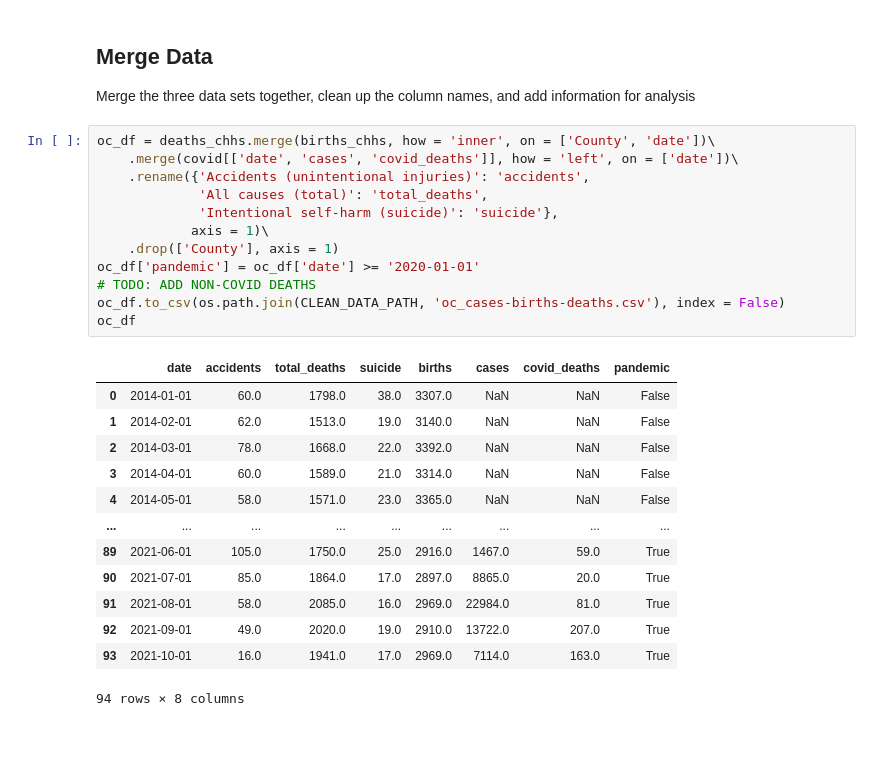
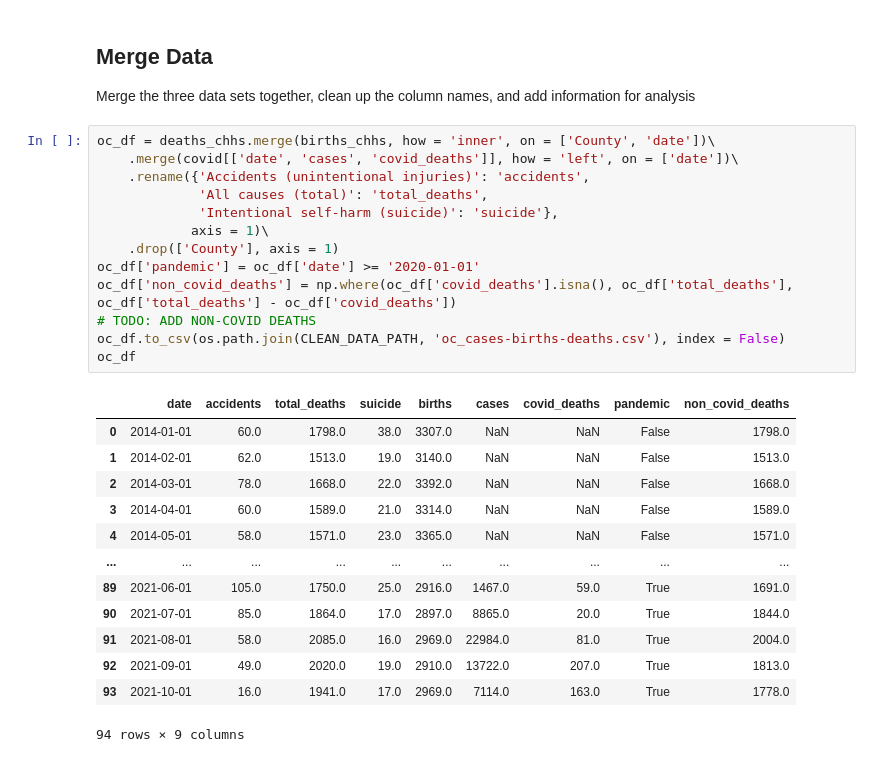
Before and after one commit to anushnap/data512-project, a Jupyter notebook: src/mortality_fertility_analysis.ipynb, the cells around one changed output. Cells and saved outputs as stored; diff of their text form.

```diff
--- a/src/mortality_fertility_analysis.ipynb
+++ b/src/mortality_fertility_analysis.ipynb
@@ -190,27 +190,28 @@ Merge the three data sets together, clean up the column names, and add informati
 # %%
 oc_df = deaths_chhs.merge(births_chhs, how = 'inner', on = ['County', 'date'])\
     .merge(covid[['date', 'cases', 'covid_deaths']], how = 'left', on = ['date'])\
     .rename({'Accidents (unintentional injuries)': 'accidents',
              'All causes (total)': 'total_deaths',
              'Intentional self-harm (suicide)': 'suicide'},
             axis = 1)\
     .drop(['County'], axis = 1)
 oc_df['pandemic'] = oc_df['date'] >= '2020-01-01'
+oc_df['non_covid_deaths'] = np.where(oc_df['covid_deaths'].isna(), oc_df['total_deaths'], oc_df['total_deaths'] - oc_df['covid_deaths'])
 # TODO: ADD NON-COVID DEATHS
 oc_df.to_csv(os.path.join(CLEAN_DATA_PATH, 'oc_cases-births-deaths.csv'), index = False)
 oc_df
 # %% [output]
-|  | date | accidents | total_deaths | suicide | births | cases | covid_deaths | pandemic |
-| 0 | 2014-01-01 | 60.0 | 1798.0 | 38.0 | 3307.0 | NaN | NaN | False |
-| 1 | 2014-02-01 | 62.0 | 1513.0 | 19.0 | 3140.0 | NaN | NaN | False |
-| 2 | 2014-03-01 | 78.0 | 1668.0 | 22.0 | 3392.0 | NaN | NaN | False |
-| 3 | 2014-04-01 | 60.0 | 1589.0 | 21.0 | 3314.0 | NaN | NaN | False |
-| 4 | 2014-05-01 | 58.0 | 1571.0 | 23.0 | 3365.0 | NaN | NaN | False |
-| ... | ... | ... | ... | ... | ... | ... | ... | ... |
-| 89 | 2021-06-01 | 105.0 | 1750.0 | 25.0 | 2916.0 | 1467.0 | 59.0 | True |
-| 90 | 2021-07-01 | 85.0 | 1864.0 | 17.0 | 2897.0 | 8865.0 | 20.0 | True |
-| 91 | 2021-08-01 | 58.0 | 2085.0 | 16.0 | 2969.0 | 22984.0 | 81.0 | True |
-| 92 | 2021-09-01 | 49.0 | 2020.0 | 19.0 | 2910.0 | 13722.0 | 207.0 | True |
-| 93 | 2021-10-01 | 16.0 | 1941.0 | 17.0 | 2969.0 | 7114.0 | 163.0 | True |
+|  | date | accidents | total_deaths | suicide | births | cases | covid_deaths | pandemic | non_covid_deaths |
+| 0 | 2014-01-01 | 60.0 | 1798.0 | 38.0 | 3307.0 | NaN | NaN | False | 1798.0 |
+| 1 | 2014-02-01 | 62.0 | 1513.0 | 19.0 | 3140.0 | NaN | NaN | False | 1513.0 |
+| 2 | 2014-03-01 | 78.0 | 1668.0 | 22.0 | 3392.0 | NaN | NaN | False | 1668.0 |
+| 3 | 2014-04-01 | 60.0 | 1589.0 | 21.0 | 3314.0 | NaN | NaN | False | 1589.0 |
+| 4 | 2014-05-01 | 58.0 | 1571.0 | 23.0 | 3365.0 | NaN | NaN | False | 1571.0 |
+| ... | ... | ... | ... | ... | ... | ... | ... | ... | ... |
+| 89 | 2021-06-01 | 105.0 | 1750.0 | 25.0 | 2916.0 | 1467.0 | 59.0 | True | 1691.0 |
+| 90 | 2021-07-01 | 85.0 | 1864.0 | 17.0 | 2897.0 | 8865.0 | 20.0 | True | 1844.0 |
+| 91 | 2021-08-01 | 58.0 | 2085.0 | 16.0 | 2969.0 | 22984.0 | 81.0 | True | 2004.0 |
+| 92 | 2021-09-01 | 49.0 | 2020.0 | 19.0 | 2910.0 | 13722.0 | 207.0 | True | 1813.0 |
+| 93 | 2021-10-01 | 16.0 | 1941.0 | 17.0 | 2969.0 | 7114.0 | 163.0 | True | 1778.0 |
-94 rows × 8 columns
+94 rows × 9 columns
 # %%
```
Also changed, not shown: parts of 3 cells of this notebook.
